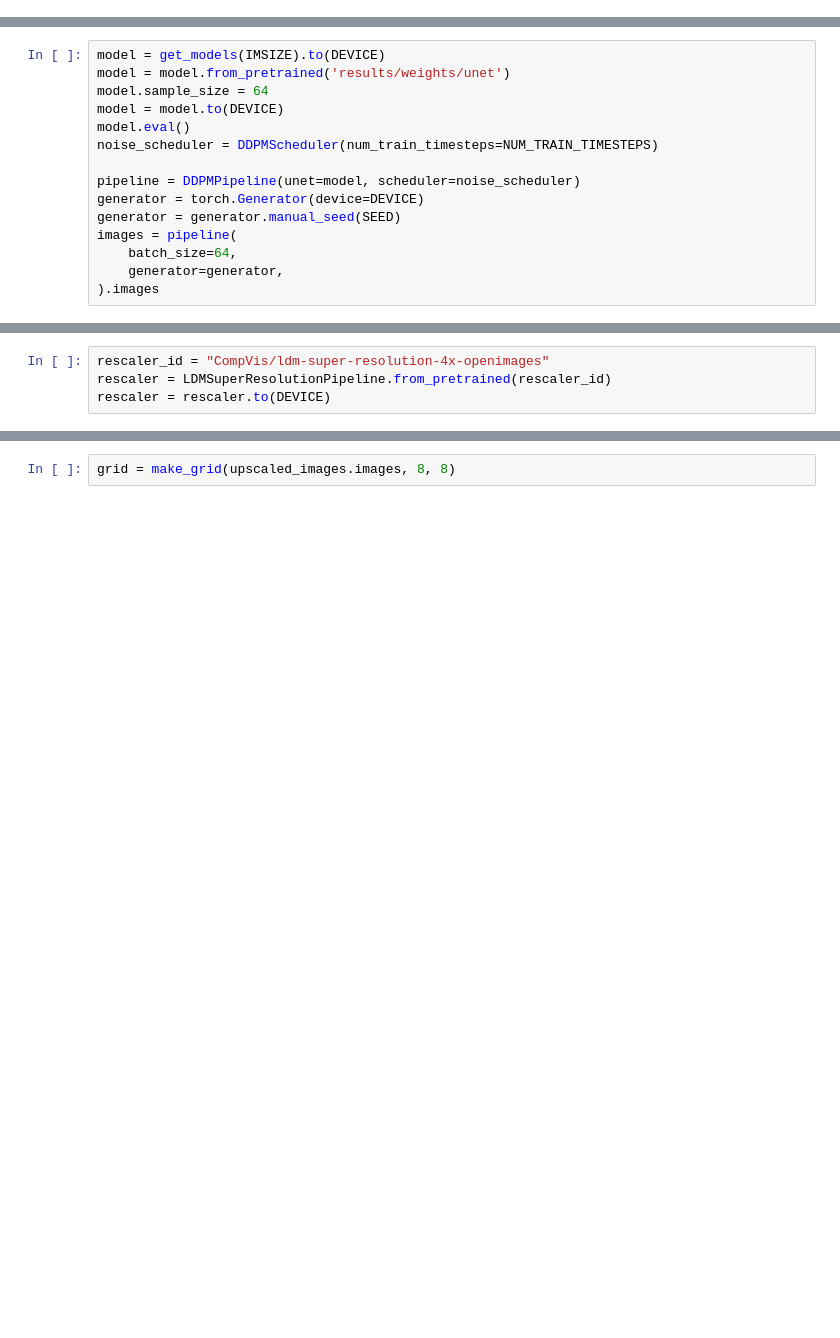
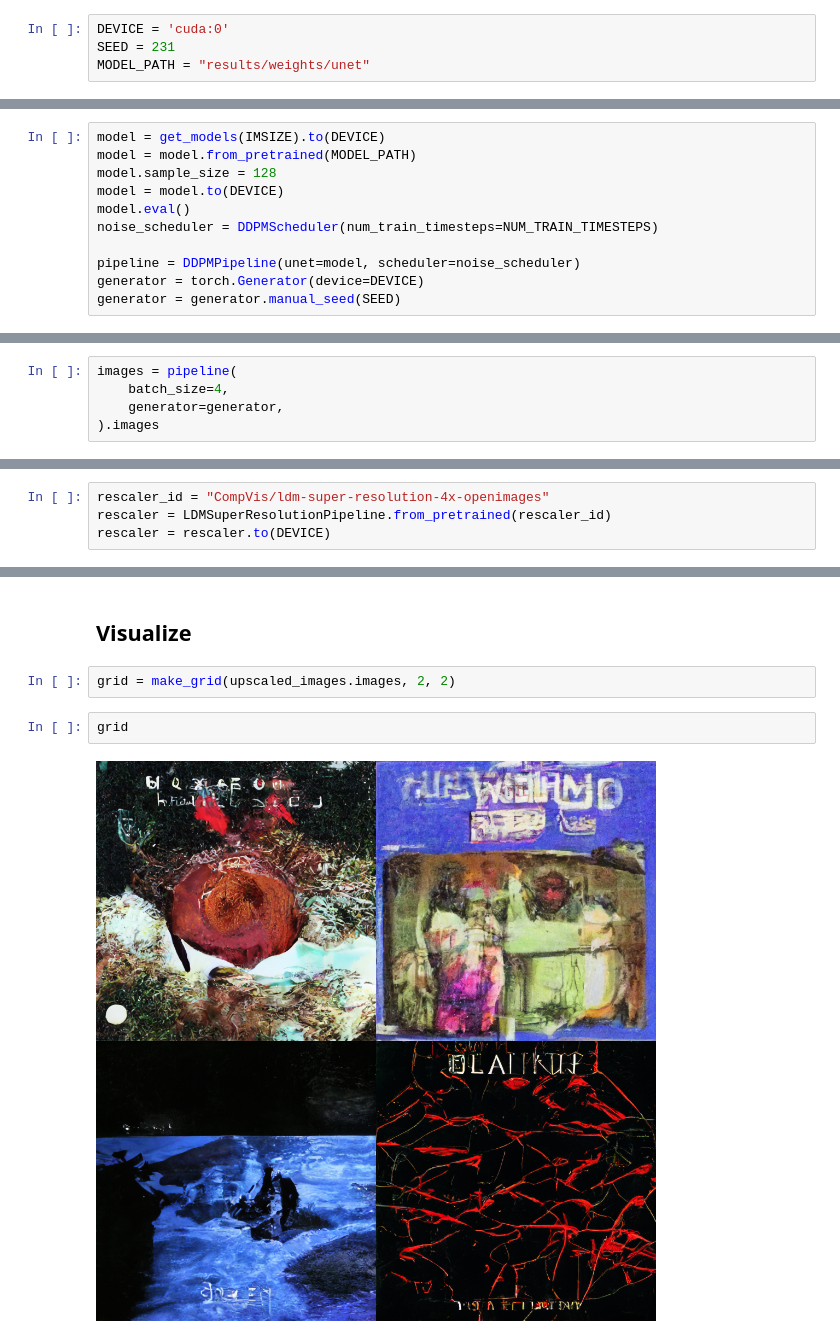
Before and after one commit to Aykhan-sh/Minecraft_skin_generator, a Jupyter notebook: examples.ipynb, the cells around one changed output, grey strips where cells are left out. Cells and saved outputs as stored; diff of their text form; blank space fills up the shorter version.

```diff
--- a/examples.ipynb
+++ b/examples.ipynb
@@ -19,0 +17,4 @@ SEED = 69
+# %%
+DEVICE = 'cuda:0'
+SEED = 231
+MODEL_PATH = "results/weights/unet"
@@ -20,7 +23,7 @@ SEED = 69
 # %%
 model = get_models(IMSIZE).to(DEVICE)
-model = model.from_pretrained('results/weights/unet')
-model.sample_size = 64
+model = model.from_pretrained(MODEL_PATH)
+model.sample_size = 128
 model = model.to(DEVICE)
 model.eval()
 noise_scheduler = DDPMScheduler(num_train_timesteps=NUM_TRAIN_TIMESTEPS)
@@ -28,7 +31,3 @@ noise_scheduler = DDPMScheduler(num_train_timesteps=NUM_TRAIN_TIMESTEPS)
 pipeline = DDPMPipeline(unet=model, scheduler=noise_scheduler)
 generator = torch.Generator(device=DEVICE)
 generator = generator.manual_seed(SEED)
-images = pipeline(
-    batch_size=64,
-    generator=generator,
-).images
@@ -34,0 +36,5 @@ images = pipeline(
+# %%
+images = pipeline(
+    batch_size=4,
+    generator=generator,
+).images
@@ -56,5 +50,11 @@ images = pipeline(
 images = [preprocess(i) for i in images]
 images = torch.cat(images)
 upscaled_images = rescaler(images, num_inference_steps=100, eta=1)
+# %% [markdown]
+## Visualize
 # %%
-grid = make_grid(upscaled_images.images, 8, 8)
+grid = make_grid(upscaled_images.images, 2, 2)
+# %%
+grid
+# %% [output]
+[figure, added]
```
Also changed, not shown: parts of 9 cells of this notebook, 8 other files.
